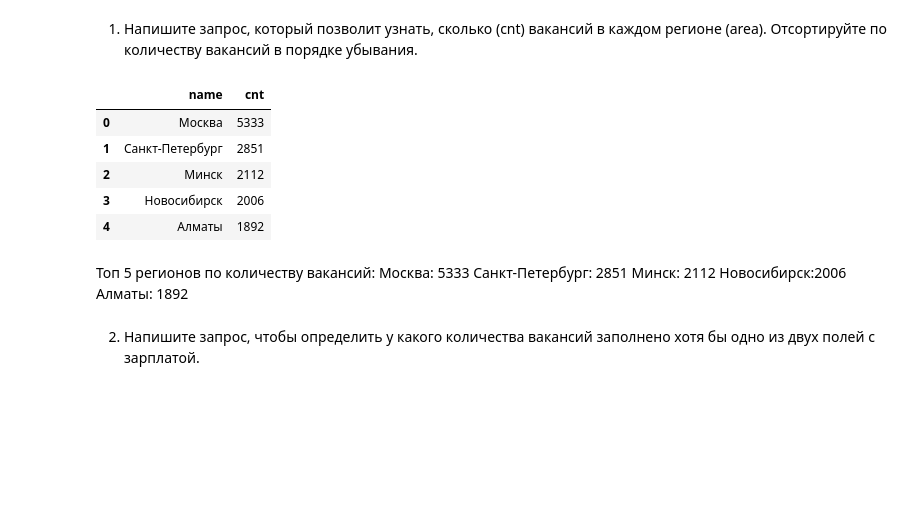
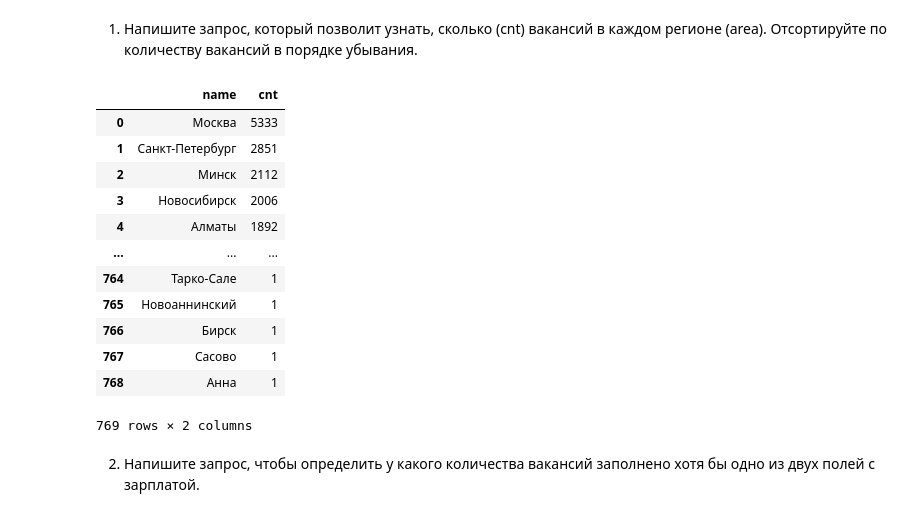
Before and after one commit to KirillPo26/SF_Data_Science, a Jupyter notebook: Project_2/Project_2_SQLDB_analysis.ipynb, the cells around one changed output. Saved outputs shown, nothing was run; the diff lists cells and outputs as text; code cells hidden in the pictures; blank space fills up the shorter version.

```diff
--- a/Project_2/Project_2_SQLDB_analysis.ipynb
+++ b/Project_2/Project_2_SQLDB_analysis.ipynb
@@ -85,27 +77,27 @@ df
 # %%
 query_4_1 = f''' select a.name, count(*) as cnt
         from public.vacancies v
         join  public.areas a on v.area_id=a.id
         group by a.name
         order by cnt desc
-        limit 5
+
 '''
 df = pd.read_sql_query(query_4_1, connection)
 df
 # %% [output]
 |  | name | cnt |
 | 0 | Москва | 5333 |
 | 1 | Санкт-Петербург | 2851 |
 | 2 | Минск | 2112 |
 | 3 | Новосибирск | 2006 |
 | 4 | Алматы | 1892 |
+| ... | ... | ... |
+| 764 | Тарко-Сале | 1 |
+| 765 | Новоаннинский | 1 |
+| 766 | Бирск | 1 |
+| 767 | Сасово | 1 |
+| 768 | Анна | 1 |
+769 rows × 2 columns
-# %% [markdown]
-Топ 5 регионов по количеству вакансий:
-Москва:	5333
-Санкт-Петербург: 2851
-Минск: 2112
-Новосибирск:2006
-Алматы: 1892
 # %% [markdown]
 2. Напишите запрос, чтобы определить у какого количества вакансий заполнено хотя бы одно из двух полей с зарплатой.
 # %%
```
Also changed, not shown: parts of 23 cells of this notebook.
